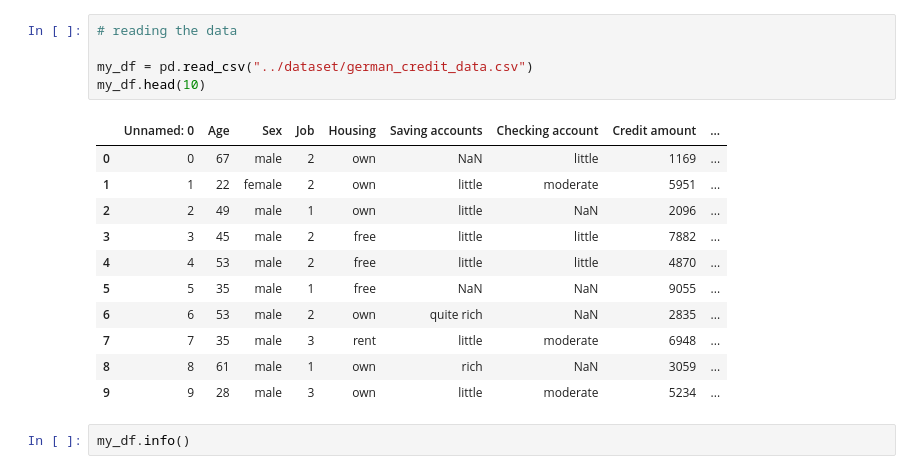
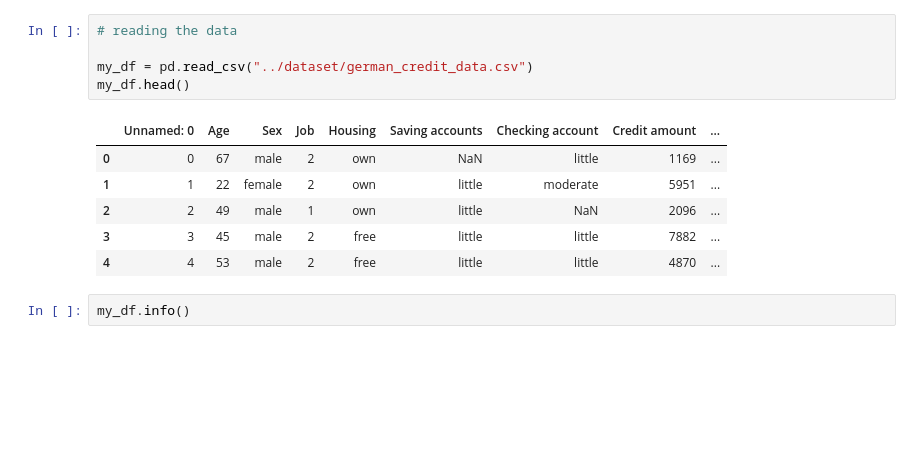
Before and after one commit to Gyro-2k/credit_risk_prediction, a Jupyter notebook: notebooks/credit_risk_prediction.ipynb, the cells around one changed output. Cells and saved outputs as stored; diff of their text form; blank space fills up the shorter version.

```diff
--- a/notebooks/credit_risk_prediction.ipynb
+++ b/notebooks/credit_risk_prediction.ipynb
@@ -13,20 +28,15 @@ all imports done
 # %%
 # reading the data
 
 my_df = pd.read_csv("../dataset/german_credit_data.csv")
-my_df.head(10)
+my_df.head()
 # %% [output]
 |  | Unnamed: 0 | Age | Sex | Job | Housing | Saving accounts | Checking account | Credit amount | ... |
 | 0 | 0 | 67 | male | 2 | own | NaN | little | 1169 | ... |
 | 1 | 1 | 22 | female | 2 | own | little | moderate | 5951 | ... |
 | 2 | 2 | 49 | male | 1 | own | little | NaN | 2096 | ... |
 | 3 | 3 | 45 | male | 2 | free | little | little | 7882 | ... |
 | 4 | 4 | 53 | male | 2 | free | little | little | 4870 | ... |
-| 5 | 5 | 35 | male | 1 | free | NaN | NaN | 9055 | ... |
-| 6 | 6 | 53 | male | 2 | own | quite rich | NaN | 2835 | ... |
-| 7 | 7 | 35 | male | 3 | rent | little | moderate | 6948 | ... |
-| 8 | 8 | 61 | male | 1 | own | rich | NaN | 3059 | ... |
-| 9 | 9 | 28 | male | 3 | own | little | moderate | 5234 | ... |
 # %%
 my_df.info()
 # %% [output]
```
Also changed, not shown: parts of 22 cells of this notebook, 1 other file.
